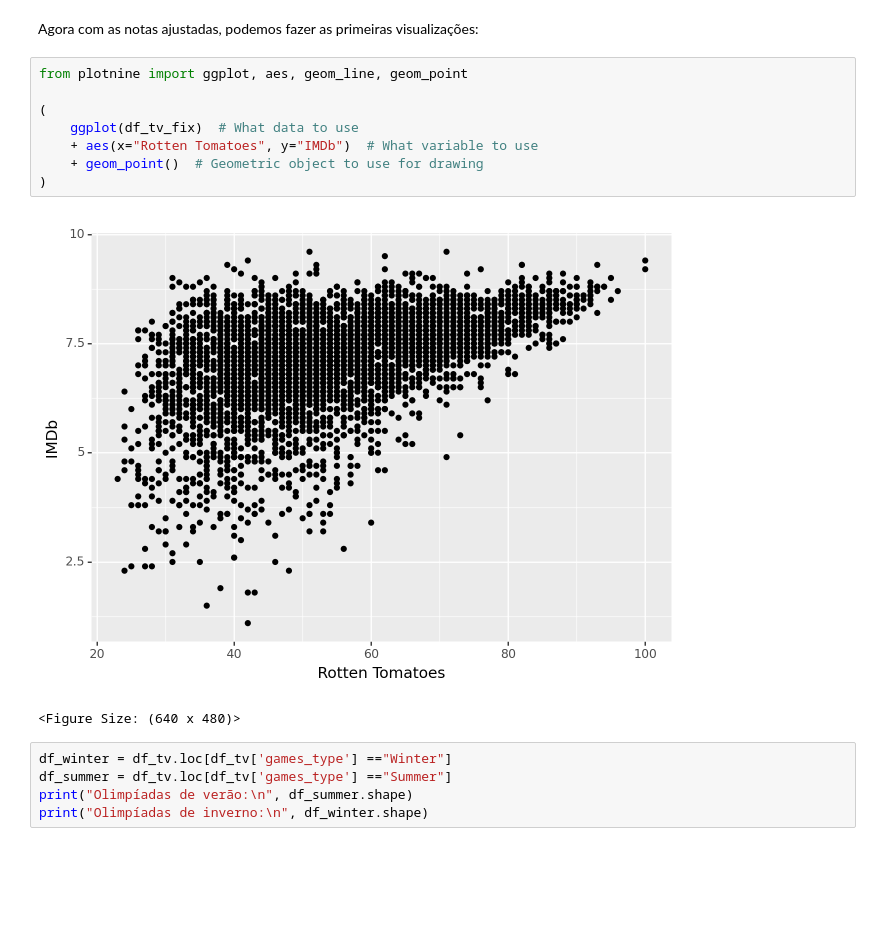
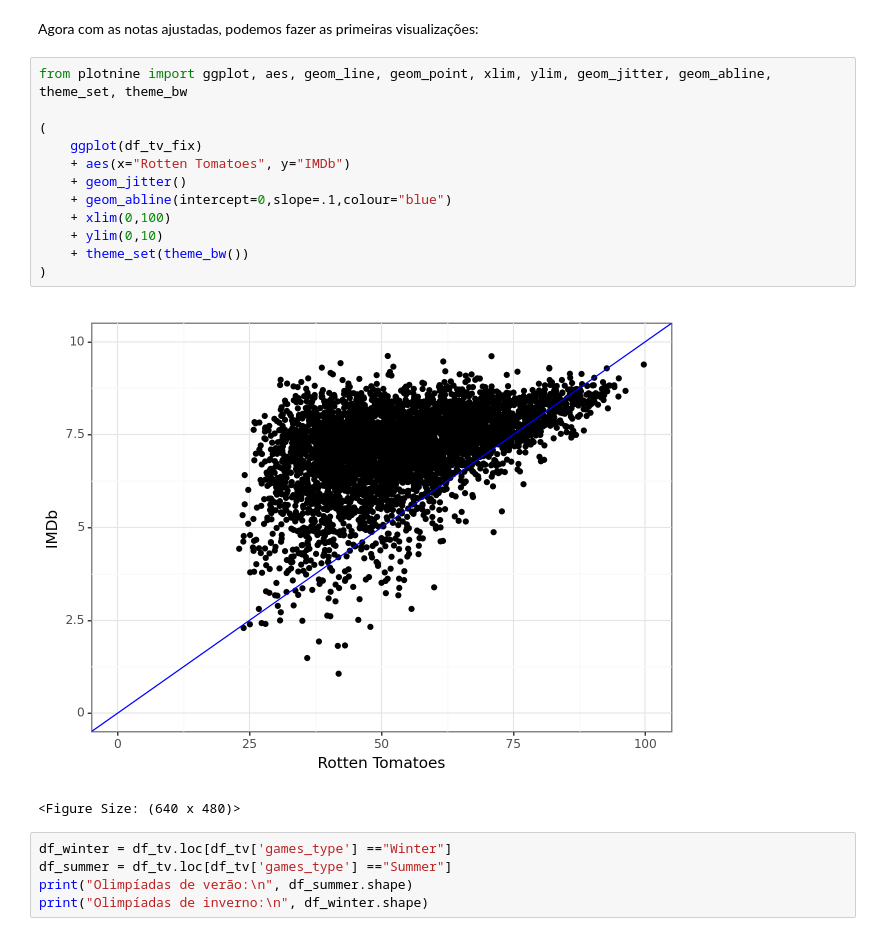
Before and after one commit to bzimons/mvp_puc_1, a Jupyter notebook: mvp1_teste.ipynb, the cells around one changed output. Cells and saved outputs as stored; diff of their text form; blank space fills up the shorter version.

```diff
--- a/mvp1_teste.ipynb
+++ b/mvp1_teste.ipynb
@@ -167,17 +167,21 @@ Type                 int64
 dtype: object
 # %% [markdown]
 Agora com as notas ajustadas, podemos fazer as primeiras visualizações:
-# %%
-from plotnine import ggplot, aes, geom_line, geom_point
-
-(
-    ggplot(df_tv_fix)  # What data to use
-    + aes(x="Rotten Tomatoes", y="IMDb")  # What variable to use
-    + geom_point()  # Geometric object to use for drawing
-)
-# %% [output]
-[figure, removed]
-<Figure Size: (640 x 480)>
+# %%
+from plotnine import ggplot, aes, geom_line, geom_point, xlim, ylim, geom_jitter, geom_abline, theme_set, theme_bw
+
+(
+    ggplot(df_tv_fix)
+    + aes(x="Rotten Tomatoes", y="IMDb")
+    + geom_jitter()
+    + geom_abline(intercept=0,slope=.1,colour="blue")
+    + xlim(0,100)
+    + ylim(0,10)
+    + theme_set(theme_bw())
+)
+# %% [output]
+[figure, added]
+<Figure Size: (640 x 480)>
 # %%
 df_winter = df_tv.loc[df_tv['games_type'] =="Winter"]
 df_summer = df_tv.loc[df_tv['games_type'] =="Summer"]
```
